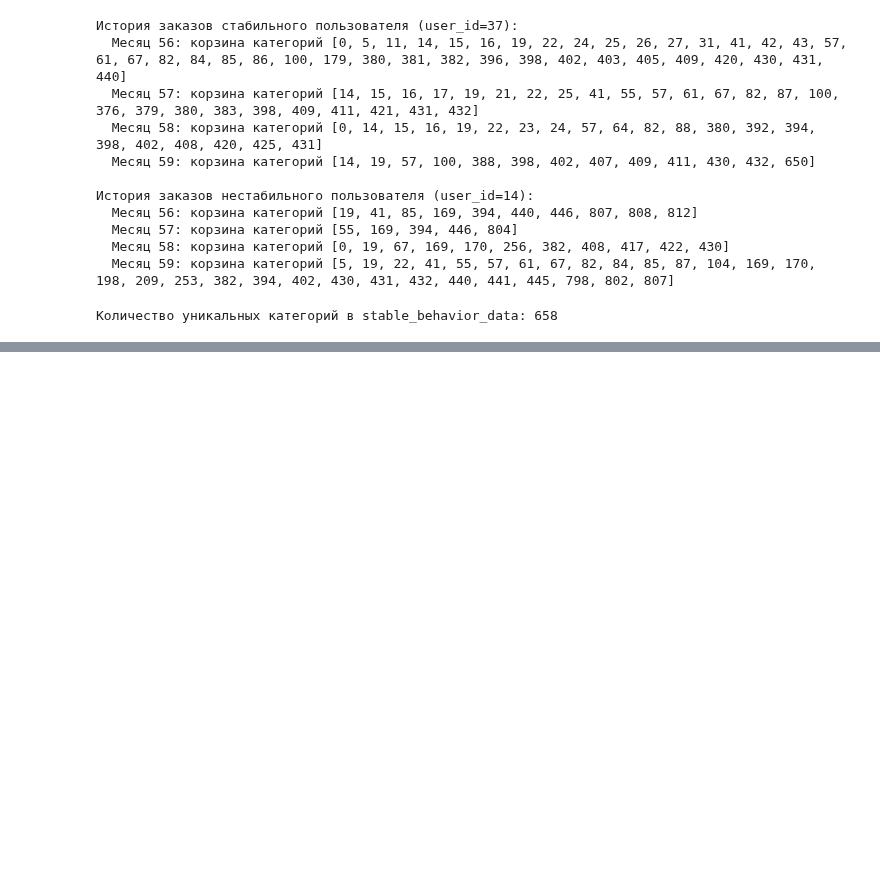
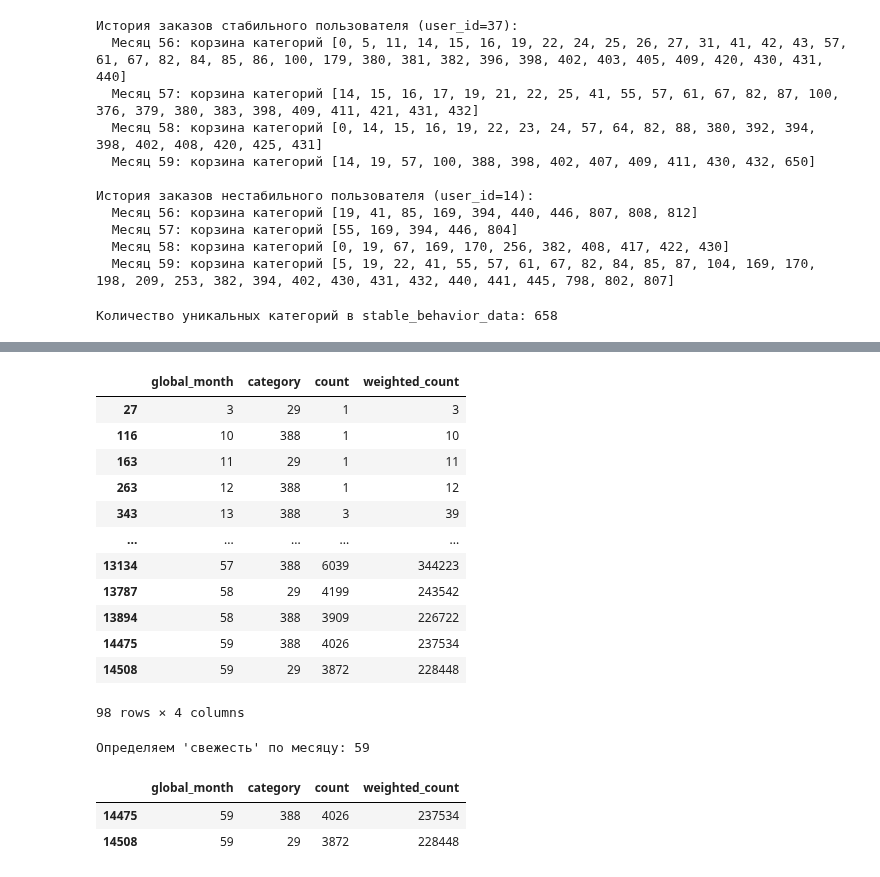
Before and after one commit to stefkong1982/netology.ru, a Jupyter notebook: Веса_Эксперементы__Часть_1.ipynb, the cells around one changed output, grey strips where cells are left out. Cells and saved outputs as stored; diff of their text form; code cells hidden in the pictures; blank space fills up the shorter version.

```diff
--- a/Веса_Эксперементы__Часть_1.ipynb
+++ b/Веса_Эксперементы__Часть_1.ipynb
@@ -851,0 +927,16 @@ print(f"Количество уникальных категорий в stable_b
+# %%
+# 2. Подсчет количества покупок каждой категории в каждом месяце
+monthly_category_counts = defaultdict(int)
+
+for index, row in full_orders_filtered.iterrows():
+    global_month = row['global_month']
+    cart_list = row['cart_list']
+    for category in cart_list:
+        monthly_category_counts[(global_month, category)] += 1
+# %%
+# 3. Преобразование в DataFrame
+data_for_analysis = [
+    {'global_month': gm, 'category': cat, 'count': cnt}
+    for (gm, cat), cnt in monthly_category_counts.items()
+]
+df_monthly_counts = pd.DataFrame(data_for_analysis)
@@ -851,0 +959,4 @@ print(f"Количество уникальных категорий в stable_b
+# %%
+# --- Анализ для категорий 29 и 388 ---
+categories_of_interest = [29, 388]
+df_filtered = df_monthly_counts[df_monthly_counts['category'].isin(categories_of_interest)].copy()
@@ -851,0 +982,32 @@ print(f"Количество уникальных категорий в stable_b
+# %%
+df_filtered
+# %% [output]
+|  | global_month | category | count | weighted_count |
+| 27 | 3 | 29 | 1 | 3 |
+| 116 | 10 | 388 | 1 | 10 |
+| 163 | 11 | 29 | 1 | 11 |
+| 263 | 12 | 388 | 1 | 12 |
+| 343 | 13 | 388 | 3 | 39 |
+| ... | ... | ... | ... | ... |
+| 13134 | 57 | 388 | 6039 | 344223 |
+| 13787 | 58 | 29 | 4199 | 243542 |
+| 13894 | 58 | 388 | 3909 | 226722 |
+| 14475 | 59 | 388 | 4026 | 237534 |
+| 14508 | 59 | 29 | 3872 | 228448 |
+98 rows × 4 columns
+# %%
+# 5. Определение "свежести" как взвешенного значения в последнем месяце (59)
+last_full_month = full_orders_filtered['global_month'].max()
+print(f"\nОпределяем 'свежесть' по месяцу: {last_full_month}")
+
+df_last_month = df_filtered[df_filtered['global_month'] == last_full_month]
+
+freshness_scores = df_last_month.groupby('category')['weighted_count'].sum().reindex(categories_of_interest, fill_value=0)
+# %% [output]
+Определяем 'свежесть' по месяцу: 59
+# %%
+df_last_month
+# %% [output]
+|  | global_month | category | count | weighted_count |
+| 14475 | 59 | 388 | 4026 | 237534 |
+| 14508 | 59 | 29 | 3872 | 228448 |
```
Also changed, not shown: parts of 10 cells of this notebook.
